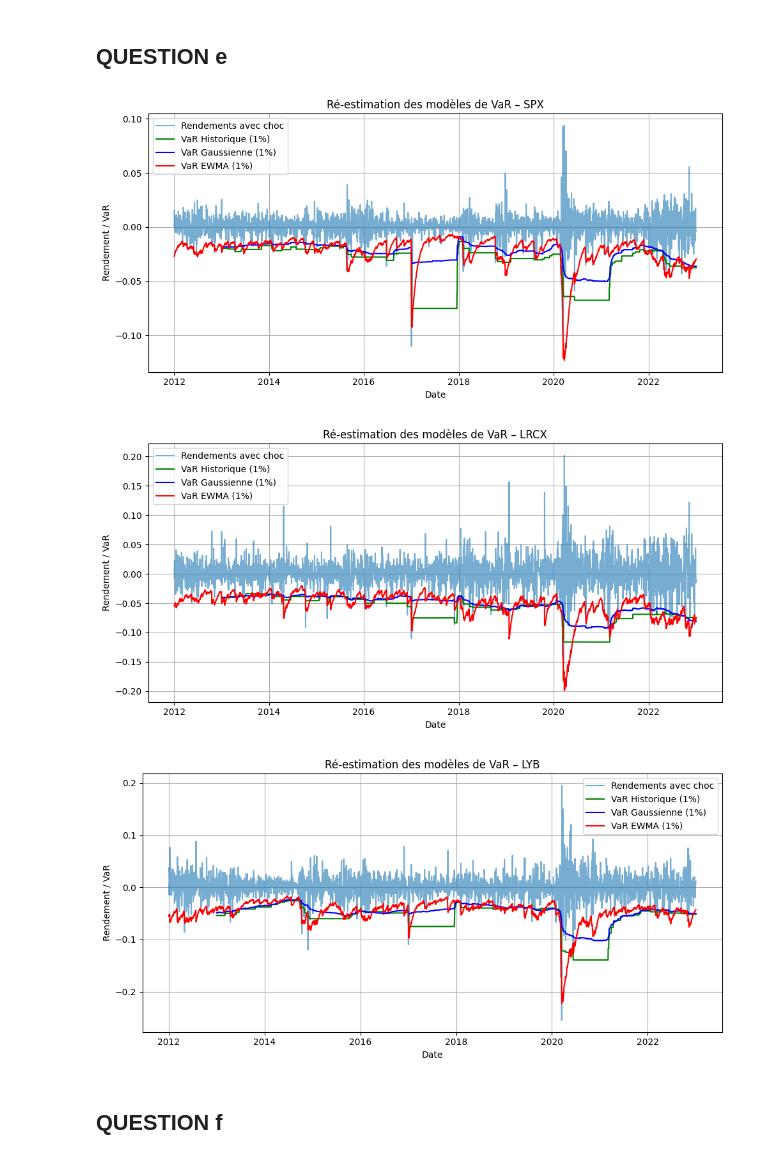
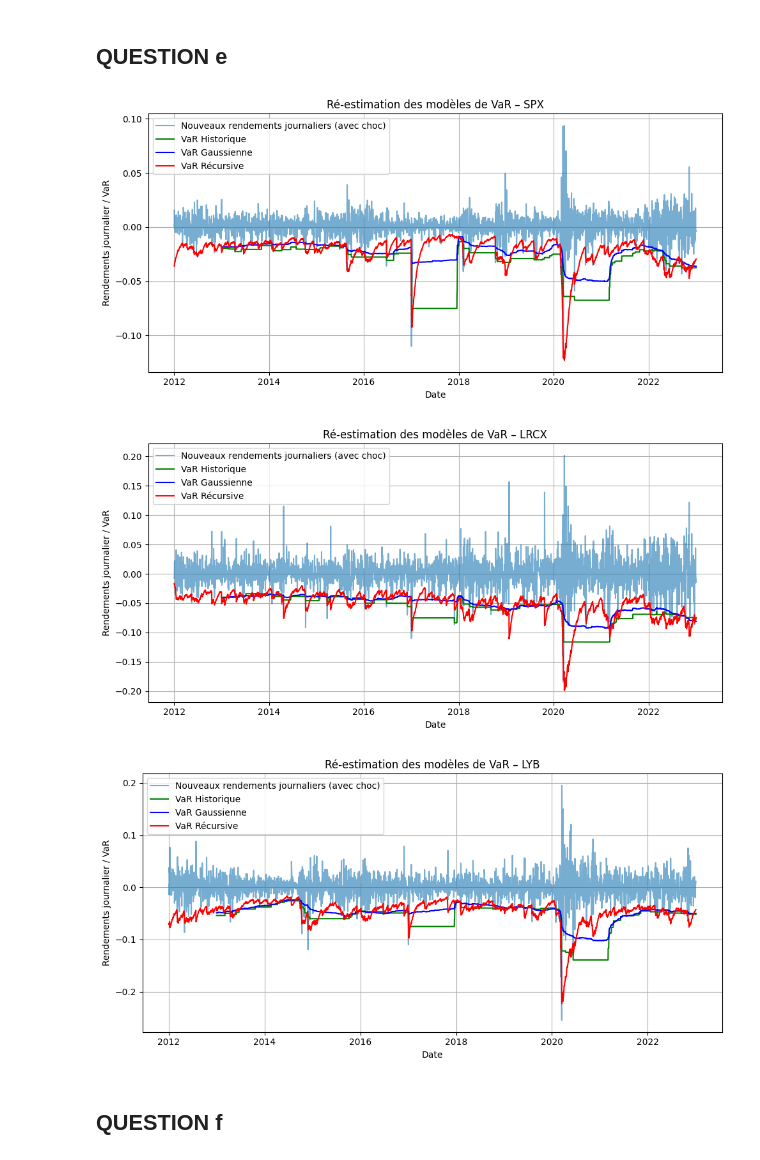
Before and after one commit to VincentD1209/TP1-ECONO, a Jupyter notebook: TP1 Q2.ipynb, the cells around one changed output. Cells and saved outputs as stored; diff of their text form; code cells hidden in the pictures.

```diff
--- a/TP1 Q2.ipynb
+++ b/TP1 Q2.ipynb
@@ -362,9 +361,9 @@ def compute_ewma_var(df, name, lambda_=0.94, alpha=0.01):
 
     plt.figure(figsize=(10, 4))
     var_series = var_series[1:]
-    plt.plot(dates_aligned, realized_returns, label='Rendements réalisés', alpha=0.6)
-    plt.plot(dates_aligned, var_series, label='VaR dynamique (1%)', color='red')
-    plt.title(f'VaR dynamique (EWMA) vs Rendements – {name}')
+    plt.plot(dates_aligned, realized_returns, label='Rendements journaliers', alpha=0.6)
+    plt.plot(dates_aligned, var_series, label='VaR (règle récursive - EMWA)', color='red')
+    plt.title(f'VaR (EWMA) en fonction des Rendements journaliers – {name}')
     plt.xlabel('Date')
     plt.legend()
     plt.tight_layout()
@@ -386,44 +385,69 @@ def generate_shock(last_date):
     shock_returns = pd.Series([-0.11, -0.09, -0.08, -0.07, -0.05, -0.03, -0.02], index=shock_dates)
     shock_returns.index.name = 'date'
     return shock_returns
+# %%
+# VaR Historique
+def var_historique(x, alpha=0.01):
+    return np.quantile(x, alpha)
+
+# VaR Gaussienne
+def var_gaussienne(returns, window, alpha=0.01):
+    mu = returns.rolling(window).mean()
+    sigma = returns.rolling(window).std()
+    from scipy.stats import norm
+    z = norm.ppf(alpha)
+    return mu + z * sigma
+
+# VaR Récursive
+def var_ewma(returns, alpha=0.01, lambda_=0.94):
+    ewma_var = []
+    squared_returns = returns**2
+    var = squared_returns.iloc[0]
+    for r2 in squared_returns:
+        var = lambda_ * var + (1 - lambda_) * r2
+        ewma_var.append(var)
+    ewma_vol = np.sqrt(pd.Series(ewma_var, index=returns.index))
+    from scipy.stats import norm
+    z = norm.ppf(alpha)
+    return z * ewma_vol
 # %%
 for name, df in titles_for_var.items():
     df = df.copy()
     if 'date' in df.columns:
         df['date'] = pd.to_datetime(df['date'])
         df = df.set_index('date')
     else:
         df.index = pd.to_datetime(df.index)
     df.index.name = 'date'
 
     shock = generate_shock(df.index[-1])
 
     # Calcule retour historique avec choc
     full_returns = pd.concat([df['ret'], shock])
     full_returns.index = pd.to_datetime(full_returns.index)
     full_returns = full_returns.sort_index()
 
     # Recalcule VaR après choc
     var_hist = full_returns.rolling(250).apply(var_historique)
     var_gauss = var_gaussienne(full_returns, 250)
     var_ewma_series = var_ewma(full_returns)
 
     plt.figure(figsize=(10, 5))
-    plt.plot(full_returns.index, full_returns, label="Rendements avec choc", alpha=0.6)
-    plt.plot(var_hist.index, var_hist, label="VaR Historique (1%)", color="green")
-    plt.plot(var_gauss.index, var_gauss, label="VaR Gaussienne (1%)", color="blue")
-    plt.plot(var_ewma_series.index, var_ewma_series, label="VaR EWMA (1%)", color="red")
+    plt.plot(full_returns.index, full_returns, label="Nouveaux rendements journaliers (avec choc)", alpha=0.6)
+    plt.plot(var_hist.index, var_hist, label="VaR Historique", color="green")
+    plt.plot(var_gauss.index, var_gauss, label="VaR Gaussienne", color="blue")
+    plt.plot(var_ewma_series.index, var_ewma_series, label="VaR Récursive", color="red")
     plt.title(f"Ré-estimation des modèles de VaR – {name}")
     plt.xlabel("Date")
-    plt.ylabel("Rendement / VaR")
+    plt.ylabel("Rendements journalier / VaR")
     plt.legend()
     plt.grid(True)
     plt.tight_layout()
     plt.show()
 # %% [output]
-[figure, old version]
+[figure, new version]
-[figure, old version]
+[figure, new version]
-[figure, old version]
+[figure, new version]
 # %% [markdown]
 ## QUESTION f
 # %%
```
Also changed, not shown: parts of 4 cells of this notebook.
